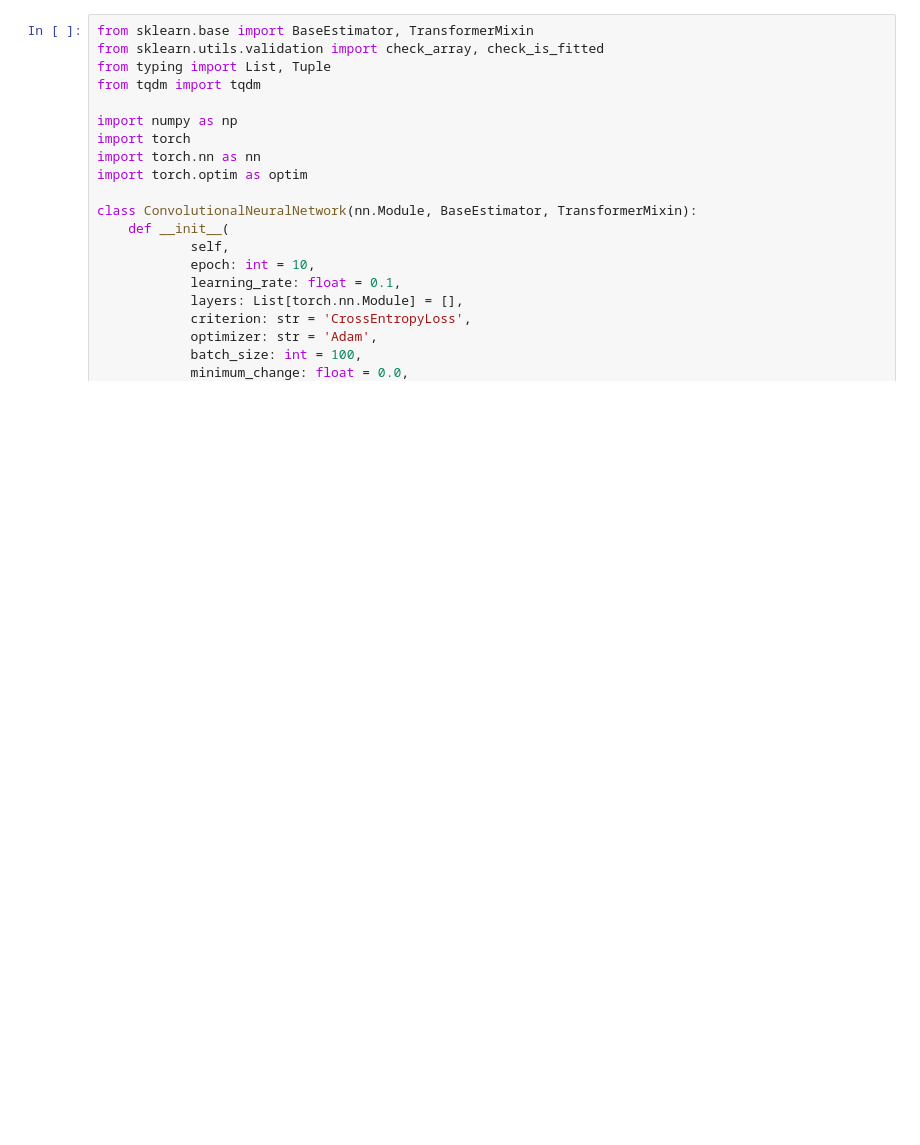
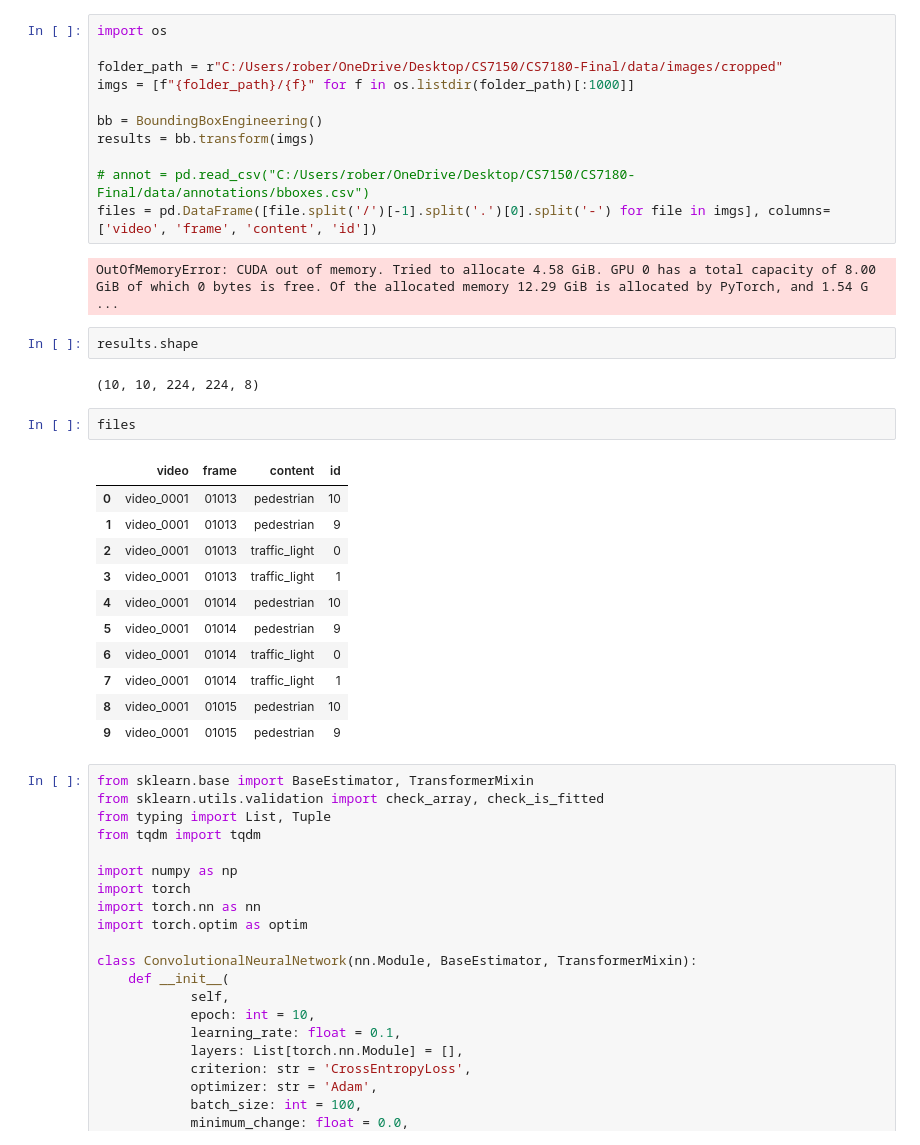
Before and after one commit to RobertDeLaCruzNEU/CS7180-Final, a Jupyter notebook: models/example.ipynb, the cells around one changed output. Cells and saved outputs as stored; diff of their text form; blank space fills up the shorter version.

```diff
--- a/models/example.ipynb
+++ b/models/example.ipynb
@@ -88,3 +124,34 @@ Speed: 2.4ms preprocess, 32.3ms inference, 1.1ms postprocess per image at shape
+# %%
+import os
+
+folder_path = r"C:/Users/rober/OneDrive/Desktop/CS7150/CS7180-Final/data/images/cropped"
+imgs = [f"{folder_path}/{f}" for f in os.listdir(folder_path)[:1000]]
+
+bb = BoundingBoxEngineering()
+results = bb.transform(imgs)
+
+# annot = pd.read_csv("C:/Users/rober/OneDrive/Desktop/CS7150/CS7180-Final/data/annotations/bboxes.csv")
+files = pd.DataFrame([file.split('/')[-1].split('.')[0].split('-') for file in imgs], columns=['video', 'frame', 'content', 'id'])
+# %% [output]
+OutOfMemoryError: CUDA out of memory. Tried to allocate 4.58 GiB. GPU 0 has a total capacity of 8.00 GiB of which 0 bytes is free. Of the allocated memory 12.29 GiB is allocated by PyTorch, and 1.54 G ...
+# %%
+results.shape
+# %% [output]
+(10, 10, 224, 224, 8)
+# %%
+files
+# %% [output]
+|  | video | frame | content | id |
+| 0 | video_0001 | 01013 | pedestrian | 10 |
+| 1 | video_0001 | 01013 | pedestrian | 9 |
+| 2 | video_0001 | 01013 | traffic_light | 0 |
+| 3 | video_0001 | 01013 | traffic_light | 1 |
+| 4 | video_0001 | 01014 | pedestrian | 10 |
+| 5 | video_0001 | 01014 | pedestrian | 9 |
+| 6 | video_0001 | 01014 | traffic_light | 0 |
+| 7 | video_0001 | 01014 | traffic_light | 1 |
+| 8 | video_0001 | 01015 | pedestrian | 10 |
+| 9 | video_0001 | 01015 | pedestrian | 9 |
 # %%
 from sklearn.base import BaseEstimator, TransformerMixin
 from sklearn.utils.validation import check_array, check_is_fitted
```
Also changed, not shown: parts of 5 cells of this notebook, 2 other files.
